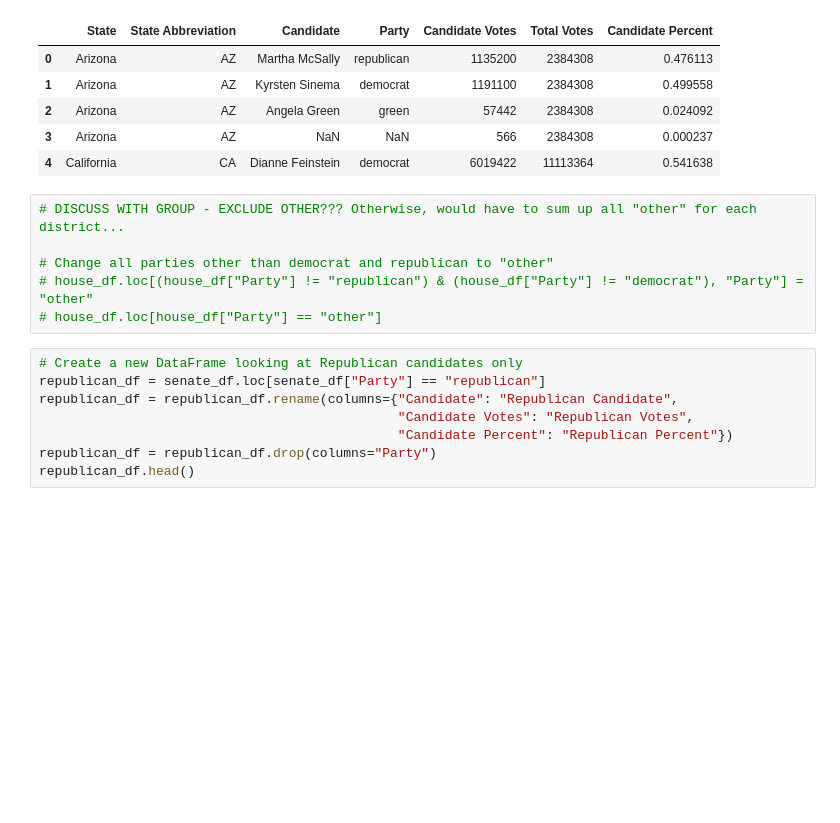
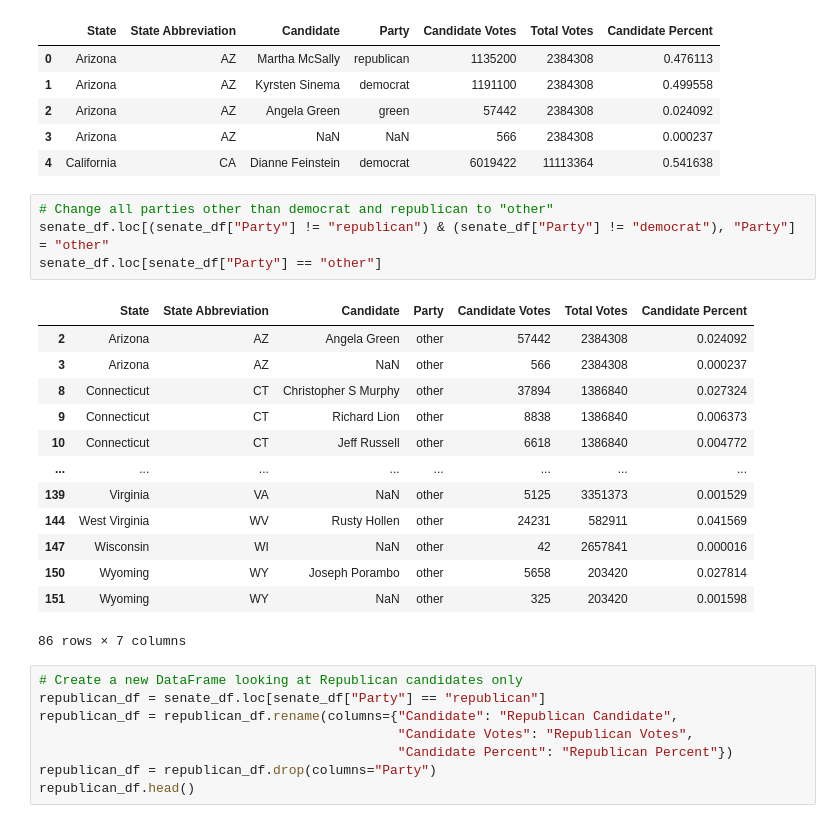
Before and after one commit to megancoggs/ETL-Project, a Jupyter notebook: Election Results 2018/2018_sentate_data_cleanup.ipynb, the cells around one changed output. Saved outputs shown, nothing was run; the diff lists cells and outputs as text; blank space fills up the shorter version.

```diff
--- a/Election Results 2018/2018_sentate_data_cleanup.ipynb
+++ b/Election Results 2018/2018_sentate_data_cleanup.ipynb
@@ -62,11 +62,23 @@ senate_df.head()
 | 3 | Arizona | AZ | NaN | NaN | 566 | 2384308 | 0.000237 |
 | 4 | California | CA | Dianne Feinstein | democrat | 6019422 | 11113364 | 0.541638 |
 # %%
-# DISCUSS WITH GROUP - EXCLUDE OTHER??? Otherwise, would have to sum up all "other" for each district...
-
 # Change all parties other than democrat and republican to "other"
-# house_df.loc[(house_df["Party"] != "republican") & (house_df["Party"] != "democrat"), "Party"] = "other"
-# house_df.loc[house_df["Party"] == "other"]
+senate_df.loc[(senate_df["Party"] != "republican") & (senate_df["Party"] != "democrat"), "Party"] = "other"
+senate_df.loc[senate_df["Party"] == "other"]
+# %% [output]
+|  | State | State Abbreviation | Candidate | Party | Candidate Votes | Total Votes | Candidate Percent |
+| 2 | Arizona | AZ | Angela Green | other | 57442 | 2384308 | 0.024092 |
+| 3 | Arizona | AZ | NaN | other | 566 | 2384308 | 0.000237 |
+| 8 | Connecticut | CT | Christopher S Murphy | other | 37894 | 1386840 | 0.027324 |
+| 9 | Connecticut | CT | Richard Lion | other | 8838 | 1386840 | 0.006373 |
+| 10 | Connecticut | CT | Jeff Russell | other | 6618 | 1386840 | 0.004772 |
+| ... | ... | ... | ... | ... | ... | ... | ... |
+| 139 | Virginia | VA | NaN | other | 5125 | 3351373 | 0.001529 |
+| 144 | West Virginia | WV | Rusty Hollen | other | 24231 | 582911 | 0.041569 |
+| 147 | Wisconsin | WI | NaN | other | 42 | 2657841 | 0.000016 |
+| 150 | Wyoming | WY | Joseph Porambo | other | 5658 | 203420 | 0.027814 |
+| 151 | Wyoming | WY | NaN | other | 325 | 203420 | 0.001598 |
+86 rows × 7 columns
 # %%
 # Create a new DataFrame looking at Republican candidates only
 republican_df = senate_df.loc[senate_df["Party"] == "republican"]
```
Also changed, not shown: parts of 3 cells of this notebook, 4 other files.
